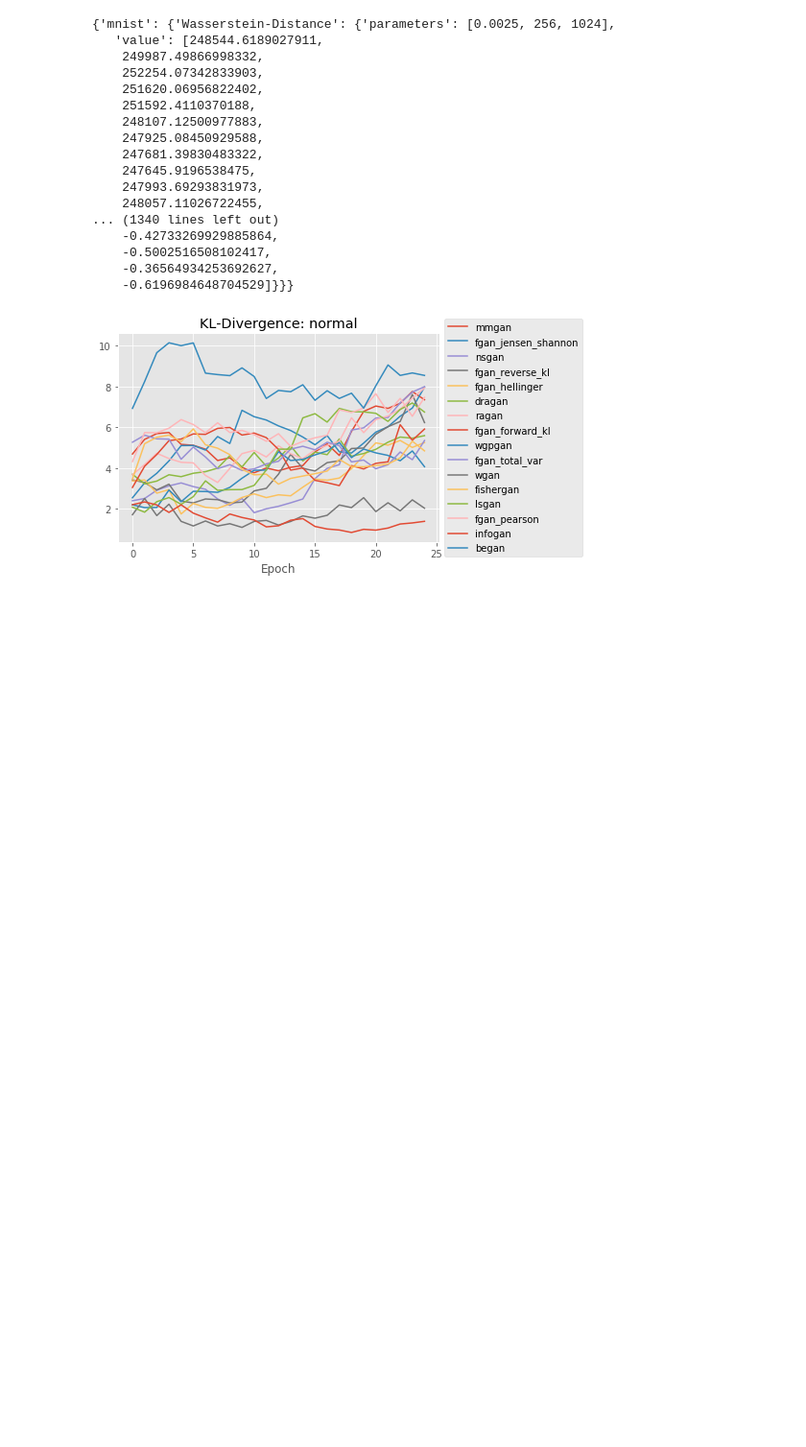
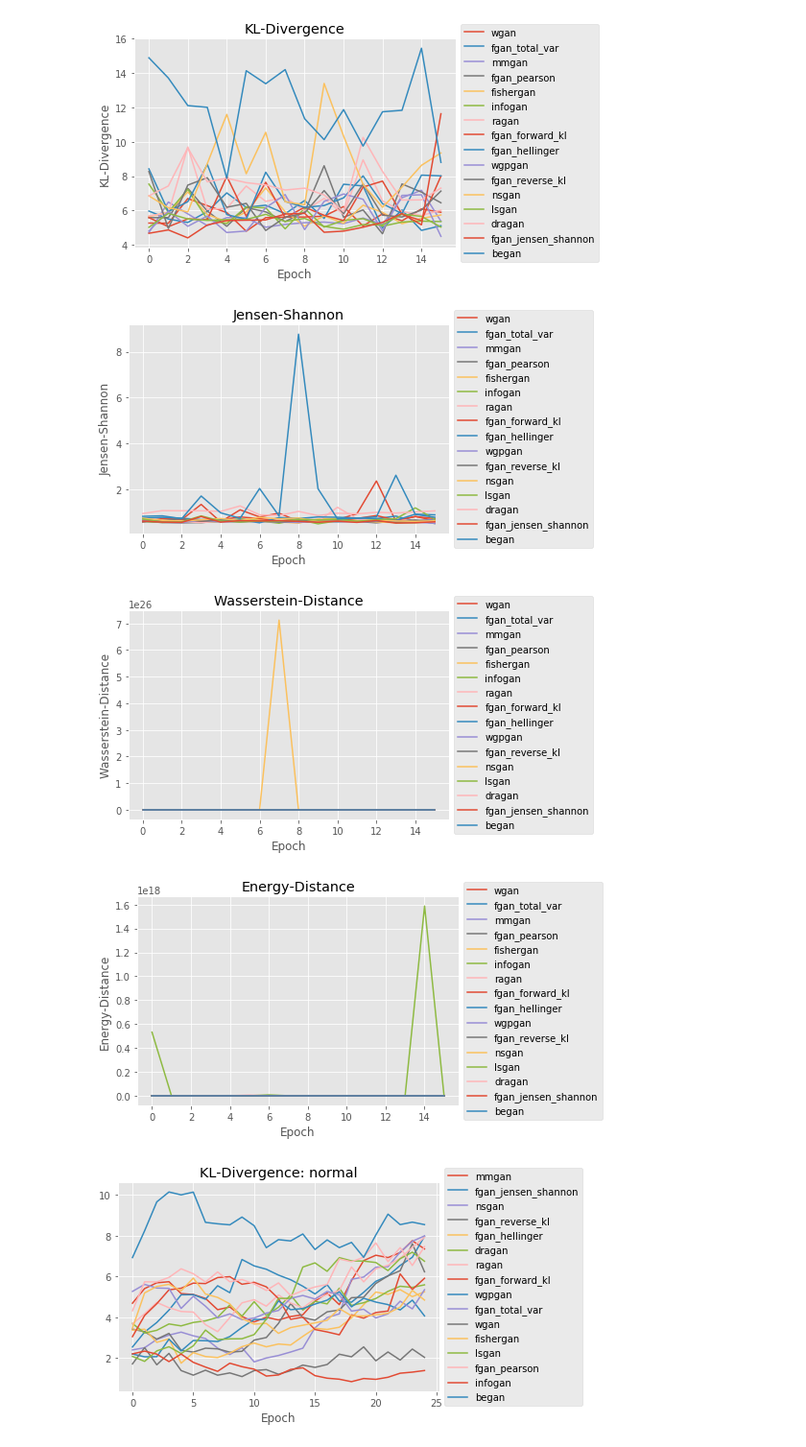
Before and after one commit to shayneobrien/explicit-gan-eval, a Jupyter notebook: notebooks/viz.ipynb, the cells around one changed output. Shown at 96% size. Drawn from its saved outputs; the diff is of its cells as text; code cells hidden in the pictures; blank space fills up the shorter version.

```diff
--- a/notebooks/viz.ipynb
+++ b/notebooks/viz.ipynb
@@ -7,6 +0,0 @@ import json
-# %%
-with open('/Users/sob/Desktop/gan_results/hypertuning/multivariate/16_dims_1000_samples/trial_1/results_0.001_128_256.json') as f:
-    data = json.load(f)
-# %%
-with open('/Users/sob/Desktop/gan_results/mnist best/trial_24.json') as f:
-    data = json.load(f)
@@ -40,9 +0,0 @@ get_mnist_graphs(data)
-# %%
-def mean_confidence_interval(data, confidence=0.95):
-
-    a = 1.0 * np.array(data)
-    n = len(a)
-    m, se = np.mean(a), scipy.stats.sem(a)
-    h = se * scipy.stats.t.ppf((1 + confidence) / 2., n-1)
-
-    return m, m-h, m+h
@@ -89,20 +71,0 @@ with open('/Users/sob/Desktop/gan_results/mnist best/trial_24.json') as f:
-# %%
-data['wgan']
-# %% [output]
-{'mnist': {'Wasserstein-Distance': {'parameters': [0.0025, 256, 1024],
-   'value': [248544.6189027911,
-    249987.49866998332,
-    252254.07342833903,
-    251620.06956822402,
-    251592.4110370188,
-    248107.12500977883,
-    247925.08450929588,
-    247681.39830483322,
-    247645.9196538475,
-    247993.69293831973,
-    248057.11026722455,
-... (1340 lines left out)
-    -0.42733269929885864,
-    -0.5002516508102417,
-    -0.36564934253692627,
-    -0.6196984648704529]}}}
@@ -112,3 +72,36 @@ plt.style.use('ggplot')
+# %%
+def get_mnist_graphs(optimal, distance_metrics=["KL-Divergence", "Jensen-Shannon", "Wasserstein-Distance", "Energy-Distance"]):
+
+    for dist in distance_metrics:
+
+        for model_name in optimal.keys():
+
+            if model_name in ['vae', 'autoencoder']:
+                continue
+
+            if len(optimal[model_name]['mnist'][dist]['mean']) == 0:
+                pass
+            else:
+
+                plt.plot(range(len(optimal[model_name]['mnist'][dist]['mean'])),
+                         optimal[model_name]['mnist'][dist]['mean'],
+                         label=model_name)
+
+                plt.xlabel("Epoch")
+                plt.ylabel(dist)
+                plt.title("{0}".format(dist))
+                plt.legend(loc='center left', bbox_to_anchor=(1, 0.5))
+
+        #     plt.savefig('graphs/mnist/{1}.png'.format(dist), dpi=100)
+        plt.show()
+# %%
+optimal = get_confidence_intervals_multivariate("/Users/sob/Desktop/mnist_new/best/")
+get_mnist_graphs(optimal)
+# %% [output]
+[figure, added]
+[figure, added]
+[figure, added]
+[figure, added]
 # %%
 distributions = [
                  'normal',
```
Also changed, not shown: parts of 10 cells of this notebook, 2 other files.
